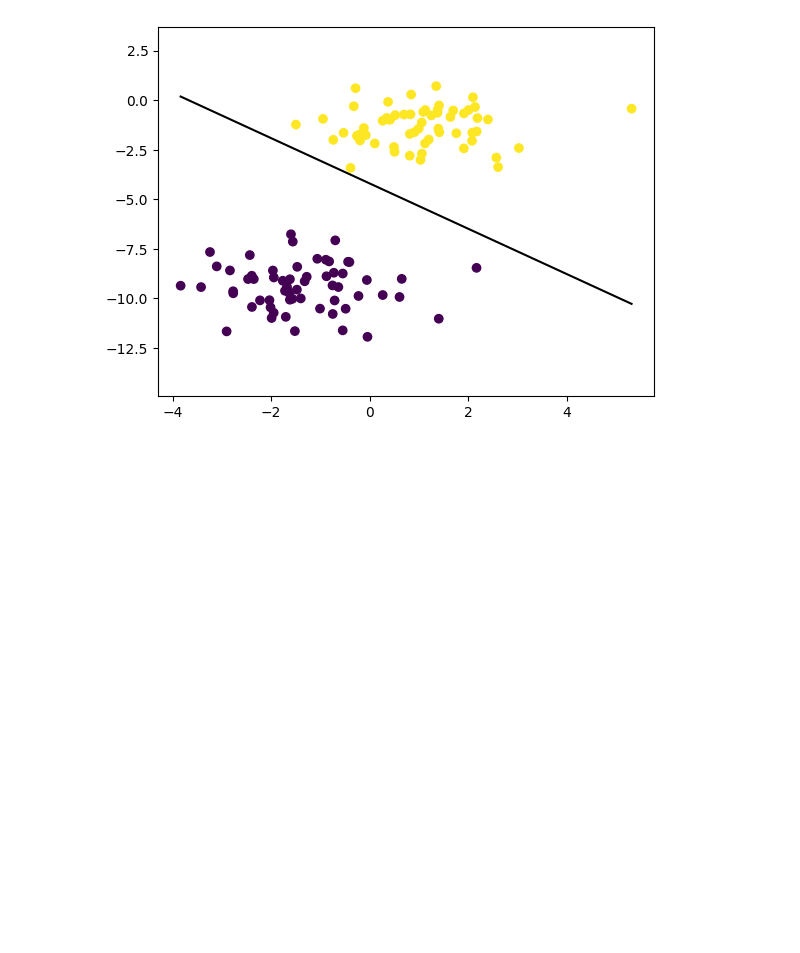
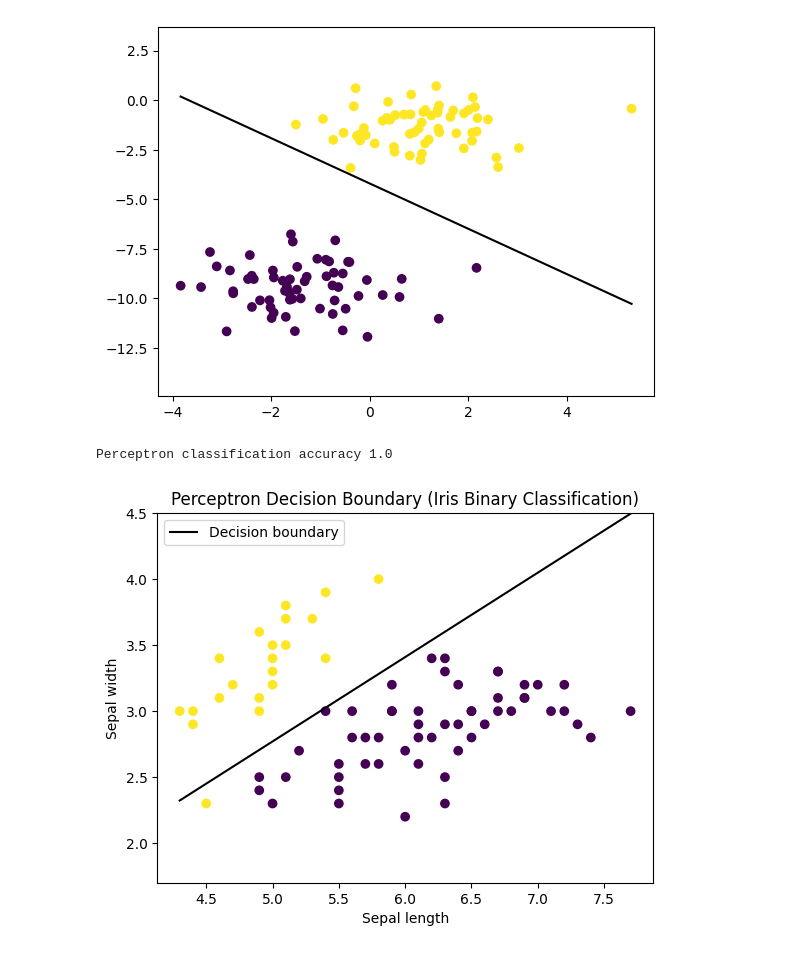
Before and after one commit to samithcsachi/Kaggle_Notebooks, a Jupyter notebook: perceptron-from-scratch-in-python.ipynb, the cells around one changed output. Drawn from its saved outputs; the diff is of its cells as text; code cells hidden in the pictures; blank space fills up the shorter version.

Commit message:
Kaggle Notebook | Perceptron from Scratch in Python | Version 2

```diff
--- a/perceptron-from-scratch-in-python.ipynb
+++ b/perceptron-from-scratch-in-python.ipynb
@@ -89,3 +101,44 @@ if __name__ == "__main__":
 # %% [output]
 Perceptron classification accuracy 1.0
 [figure]
+# %%
+from sklearn.datasets import load_iris
+
+iris = load_iris()
+# %%
+from sklearn.model_selection import train_test_split
+
+X = iris.data[:, (0, 1)]
+y = (iris.target == 0).astype(np.int64)
+
+X_train, X_test, y_train, y_test = train_test_split(X, y, test_size=0.5, random_state=42)
+# %%
+p = Perceptron(learning_rate=0.001, n_iters=100)
+
+p.fit(X_train, y_train)
+predictions = p.predict(X_test)
+
+print("Perceptron classification accuracy", accuracy(y_test, predictions))
+# %% [output]
+Perceptron classification accuracy 1.0
+# %%
+fig, ax = plt.subplots()
+plt.scatter(X_train[:, 0], X_train[:, 1], marker="o", c=y_train, cmap="viridis")
+
+x0_1 = np.amin(X_train[:, 0])
+x0_2 = np.amax(X_train[:, 0])
+x1_1 = (-p.weights[0] * x0_1 - p.bias) / p.weights[1]
+x1_2 = (-p.weights[0] * x0_2 - p.bias) / p.weights[1]
+
+ax.plot([x0_1, x0_2], [x1_1, x1_2], "k", label="Decision boundary")
+
+ymin = np.amin(X_train[:, 1])
+ymax = np.amax(X_train[:, 1])
+ax.set_ylim([ymin - 0.5, ymax + 0.5])
+ax.legend()
+plt.xlabel("Sepal length")
+plt.ylabel("Sepal width")
+plt.title("Perceptron Decision Boundary (Iris Binary Classification)")
+plt.show()
+# %% [output]
+[figure, added]
```
Also changed, not shown: parts of 6 cells of this notebook.
